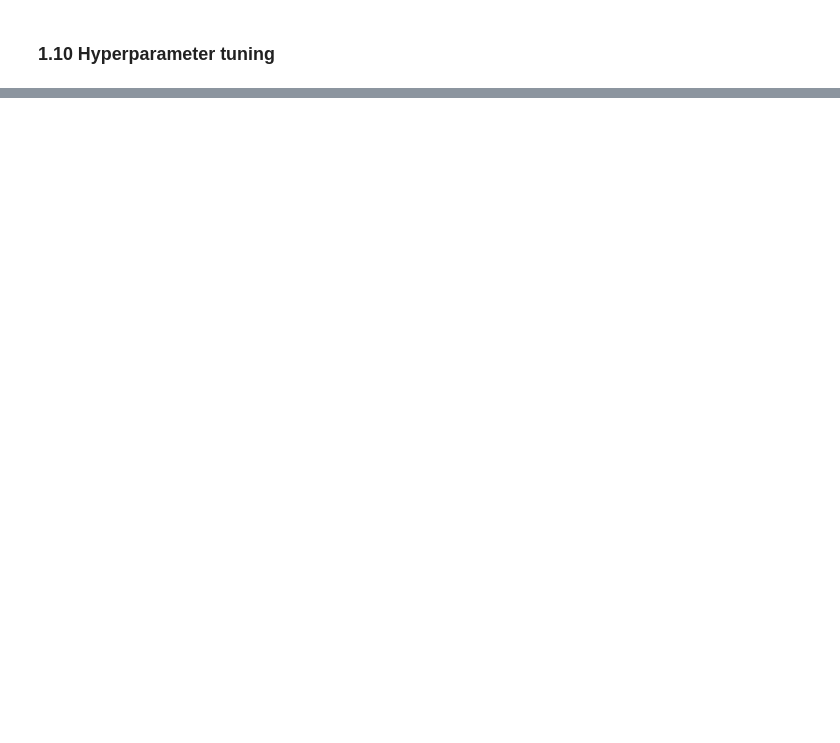
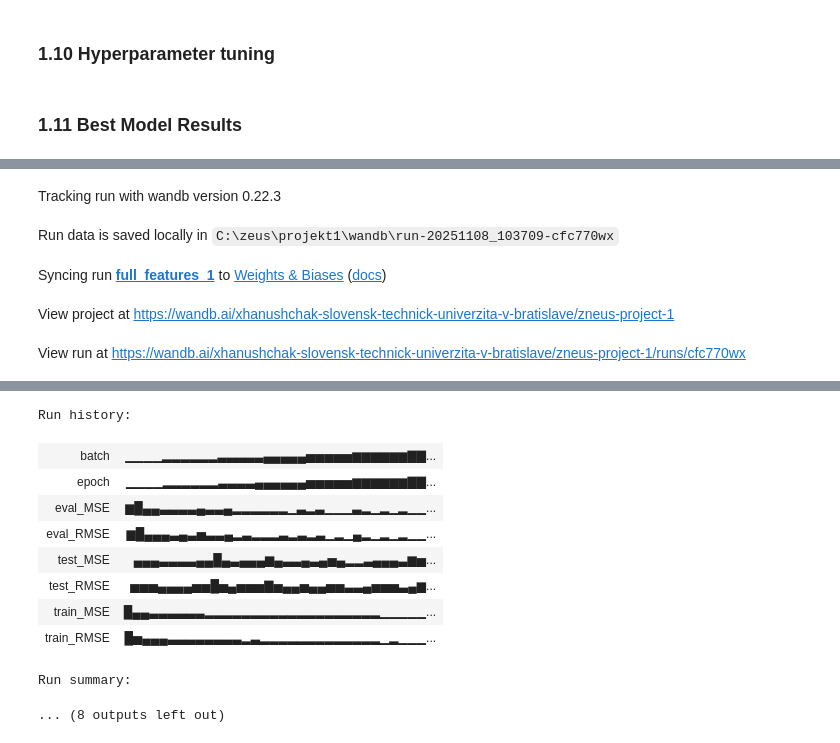
Before and after one commit to NiceeTV/ZNEUS-Projekt1, a Jupyter notebook: model_train_eval.ipynb, the cells around one changed output, grey strips where cells are left out. Saved outputs shown, nothing was run; the diff lists cells and outputs as text; code cells hidden in the pictures; blank space fills up the shorter version.

Commit message:
parameter tuning

```diff
--- a/model_train_eval.ipynb
+++ b/model_train_eval.ipynb
@@ -241,7 +243,7 @@ def get_inverse_transformed(y, y_transformer=None):
 # %% [markdown]
 ### 1.6 Evaluate model
 # %%
-def evaluate(eloader: DataLoader, model, loss_fn, y_transformer=None, is_test=False):
+def evaluate(eloader: DataLoader, model, loss_fn, y_transformer=None, is_test=False, is_train=False):
     model.eval()
     total_test_loss = 0
     total_test_loss_original = 0
@@ -251,7 +253,8 @@ def evaluate(eloader: DataLoader, model, loss_fn, y_transformer=None, is_test=Fa
 
     with torch.no_grad():
         if is_test:
-            print("\n====TESTING====")
+            p = "TRAINING" if is_train else "TESTING"
+            print(f"\n===={p}====")
 
         for index, (X, y) in enumerate(eloader):
             X, y = X.to(device), y.to(device)
@@ -270,7 +273,7 @@ def evaluate(eloader: DataLoader, model, loss_fn, y_transformer=None, is_test=Fa
                 rmse = loss_original ** 0.5
                 rmse_losses.append(rmse)
 
-                print(f"Test eval: Batch {index + 1:03d}: MSE={loss_transformed:.4f}, RMSE={rmse:.4f}")
+                print(f"{p.lower().capitalize()} eval: Batch {index + 1:03d}: MSE={loss_transformed:.4f}, RMSE={rmse:.4f}")
 
     return total_test_loss/num_of_batches, total_test_loss_original/num_of_batches, mse_losses, rmse_losses, num_of_batches
 # %% [markdown]
@@ -397,7 +400,7 @@ def run_experiment(model=None, optimizer=None, train_loader=None, test_loader=No
     model, tr_mse, ev_mse, tr_rmse, ev_rmse = train(train_df, train_loader, eval_loader, loss_fn, target_transformer, model, optimizer, tuning)
 
     #evaluate on train dataset, seen data
-    train_mse, train_mse_original, _, _, _ = evaluate(train_loader, model, loss_fn, target_transformer, is_test=True)
+    train_mse, train_mse_original, _, _, _ = evaluate(train_loader, model, loss_fn, target_transformer, is_test=True, is_train=True)
     train_eval_rmse = train_mse_original ** 0.5
 
     #evaluate test dataset, unseen data
@@ -415,12 +418,11 @@ def run_experiment(model=None, optimizer=None, train_loader=None, test_loader=No
                 "eval_RMSE": rmse_e,
             })
 
-
-        for batch in range(1, test_batches+1):
+        for batch_idx, (mse, rmse) in enumerate(zip(te_mse_losses, te_rmse_losses), 1):
             wandb.log({
-                "batch": batch,
-                "test_MSE": te_mse_losses[batch-1],
-                "test_RMSE": te_rmse_losses[batch-1]
+                "batch": batch_idx,
+                "test_MSE": mse,
+                "test_RMSE": rmse
             })
 
         wandb.finish()
@@ -431,4 +433,4 @@ def run_experiment(model=None, optimizer=None, train_loader=None, test_loader=No
     if not tuning: #during tuning we dont plot graphs
         plot_res(tr_mse, ev_mse, tr_rmse, ev_rmse, te_mse_losses, te_rmse_losses, test_batches)
 
-    return te_rmse
+    return train_eval_rmse, te_rmse
@@ -550,3 +579,47 @@ def hyperparameter_tuning(train_set: CSVDataset):
         print("No valid configuration found!")
 # %%
 hyperparameter_tuning(train_df) #start hyperparameter tuning
+# %% [markdown]
+### 1.11 Best Model Results
+# %%
+with open("models_tuning/best_config.json", "r") as f: #load best config
+    best = json.load(f)
+
+best_rmse = best["best_rmse"]
+config = best["config"]
+print(f"Best RMSE: {best_rmse}")
+print("Config:", config)
+
+#create model
+model = SimpleNN_Res(train_df.X.shape[1]).to(device)
+
+#create activation function
+activation = nn.LeakyReLU(0.1)
+
+#apply activation
+model.act1 = activation
+model.act2 = activation
+model.act3 = activation
+
+#create optimizer
+lr = config["lr"]
+weight_decay = config["weight_decay"]
+
+if config["optimizer"] == "Adam":
+    optimizer = optim.Adam(model.parameters(), lr=lr, weight_decay=weight_decay)
+
+
+#create loader
+batch_size = config["batch_size"]
+train_loader, test_loader, eval_loader = create_loaders(batch_size)
+
+#run experiment
+train_rmse, test_rmse = run_experiment(
+    model=model,
+    optimizer=optimizer,
+    train_loader=train_loader,
+    test_loader=test_loader,
+    eval_loader=eval_loader,
+    tuning=False #print results also
+)
+# %% [output]
@@ -552,0 +629,5 @@ hyperparameter_tuning(train_df) #start hyperparameter tuning
+Tracking run with wandb version 0.22.3
+Run data is saved locally in C:\zeus\projekt1\wandb\run-20251108_103709-cfc770wx
+Syncing run full_features_1 to Weights & Biases (docs)
+View project at https://wandb.ai/xhanushchak-slovensk-technick-univerzita-v-bratislave/zneus-project-1
+View run at https://wandb.ai/xhanushchak-slovensk-technick-univerzita-v-bratislave/zneus-project-1/runs/cfc770wx
@@ -552,0 +652,11 @@ hyperparameter_tuning(train_df) #start hyperparameter tuning
+Run history:
+| batch | ▁▁▁▁▂▂▂▂▂▂▃▃▃▃▃▄▄▄▄▄▅▅▅▅▅▆▆▆▆▆▆▇▇... |
+| epoch | ▁▁▁▁▂▂▂▂▂▂▃▃▃▃▄▄▄▄▄▄▅▅▅▅▅▆▆▆▆▆▆▇▇... |
+| eval_MSE | ▆█▄▄▃▃▃▃▄▃▃▄▂▂▂▂▂▂▁▃▂▃▁▁▁▃▂▁▂▁▂▁▁... |
+| eval_RMSE | ▆█▄▄▄▃▄▃▅▃▃▄▂▃▂▂▂▃▂▃▂▃▁▂▁▄▂▁▂▁▂▁▁... |
+| test_MSE | ▄▄▄▃▃▃▃▄▄█▄▃▄▄▄▆▄▃▃▄▃▄▅▄▂▂▃▄▄▄▃▆▅... |
+| test_RMSE | ▅▅▅▄▄▄▄▅▅█▅▄▅▅▅▇▅▄▄▅▄▄▅▅▃▃▄▅▅▅▃▄▆... |
+| train_MSE | █▄▄▃▃▃▃▃▃▂▂▂▂▂▂▂▂▂▂▂▂▂▂▂▂▂▂▂▁▁▁▁▁... |
+| train_RMSE | █▅▄▄▄▃▃▃▃▃▃▃▃▂▃▂▂▂▂▂▂▂▂▂▂▂▂▂▁▂▁▁▁... |
+Run summary:
+... (8 outputs left out)
```
Also changed, not shown: parts of 5 cells of this notebook, 3 other files.
